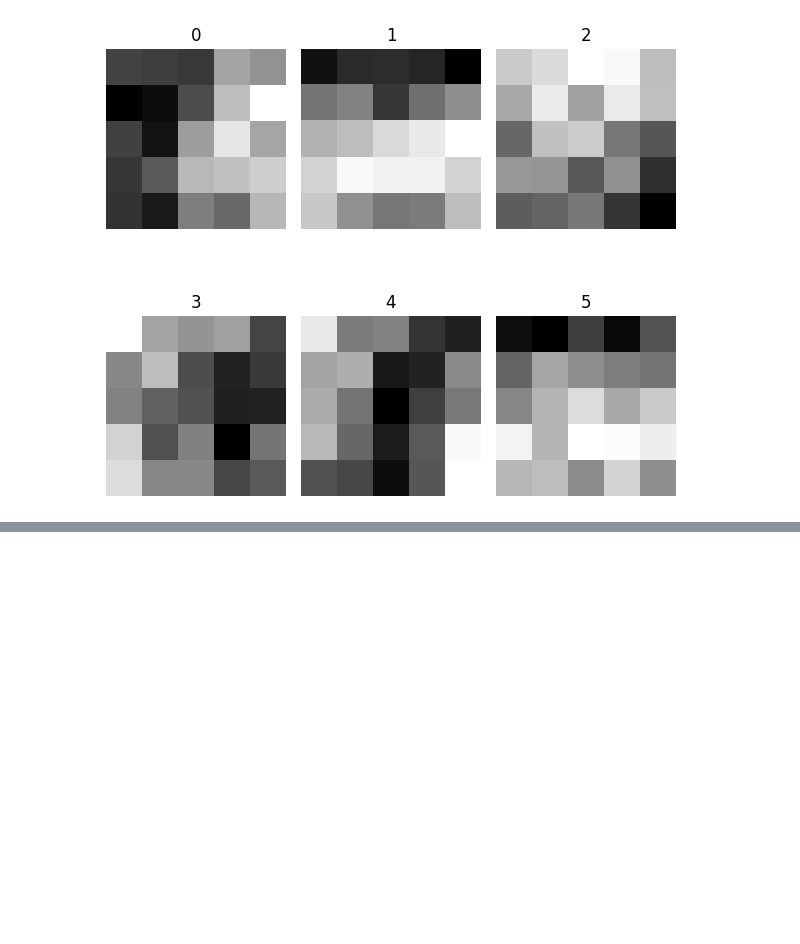
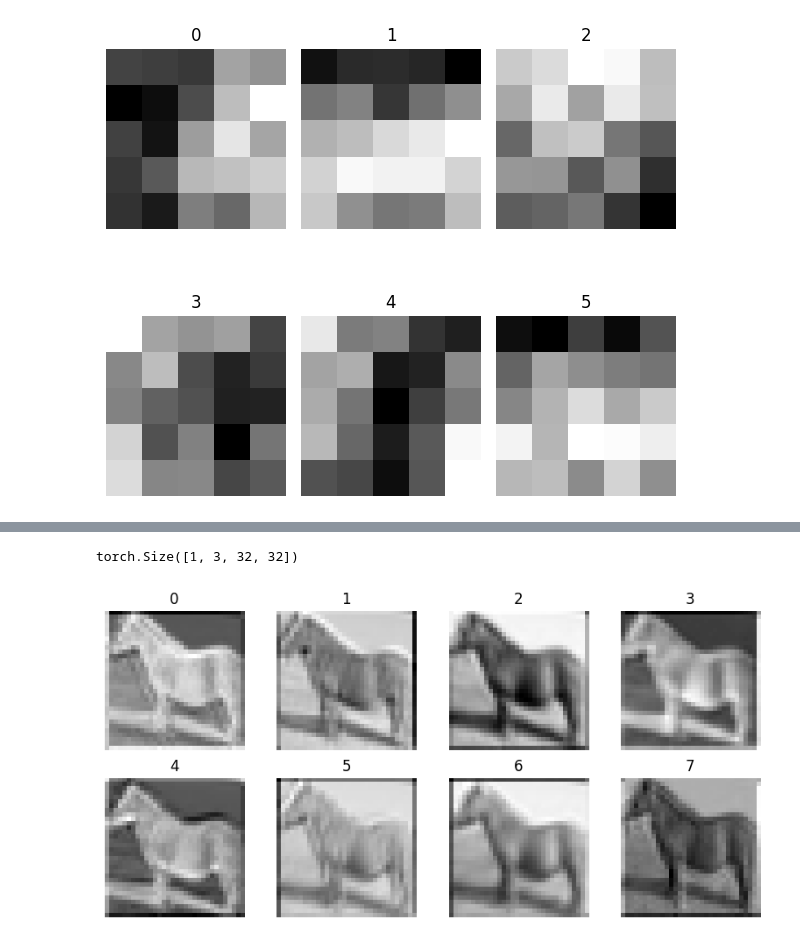
Before and after one commit to Harshactinium07/ML-Assignment, a Jupyter notebook: Assignment-ML-LAB.ipynb, the cells around one changed output, grey strips where cells are left out. Drawn from its saved outputs; the diff is of its cells as text; code cells hidden in the pictures; blank space fills up the shorter version.

```diff
--- a/Assignment-ML-LAB.ipynb
+++ b/Assignment-ML-LAB.ipynb
@@ -924,0 +952,47 @@ plt.show()
+# %%
+from torch.utils.data import DataLoader
+
+# use CIFAR dataset (same as before)
+test_loader = DataLoader(dataset, batch_size=1, shuffle=True)
+
+image, label = next(iter(test_loader))
+image = image.to(device)
+
+print(image.shape)  # should be [1, 3, 32, 32]
+# %% [output]
+torch.Size([1, 3, 32, 32])
+# %%
+def get_feature_maps(model, x):
+    fmap1 = None
+    fmap_last = None
+
+    for i, layer in enumerate(model.features):
+        x = layer(x)
+
+        if i == 0:  # first conv layer
+            fmap1 = x.clone()
+
+        if i == len(model.features) - 1:  # last layer
+            fmap_last = x.clone()
+
+    return fmap1, fmap_last
+# %%
+fmap1, fmap_last = get_feature_maps(model, image)
+# %%
+import matplotlib.pyplot as plt
+
+fmap1 = fmap1.squeeze().detach().cpu()
+
+plt.figure(figsize=(8,4))
+
+for i in range(8):
+    plt.subplot(2,4,i+1)
+    plt.imshow(fmap1[i], cmap='gray')
+    plt.title(f"{i}")
+    plt.axis('off')
+
+plt.tight_layout()
+plt.savefig("fmaps_layer1.png")
+plt.show()
+# %% [output]
+[figure, added]
```
Also changed, not shown: parts of 4 cells of this notebook.
